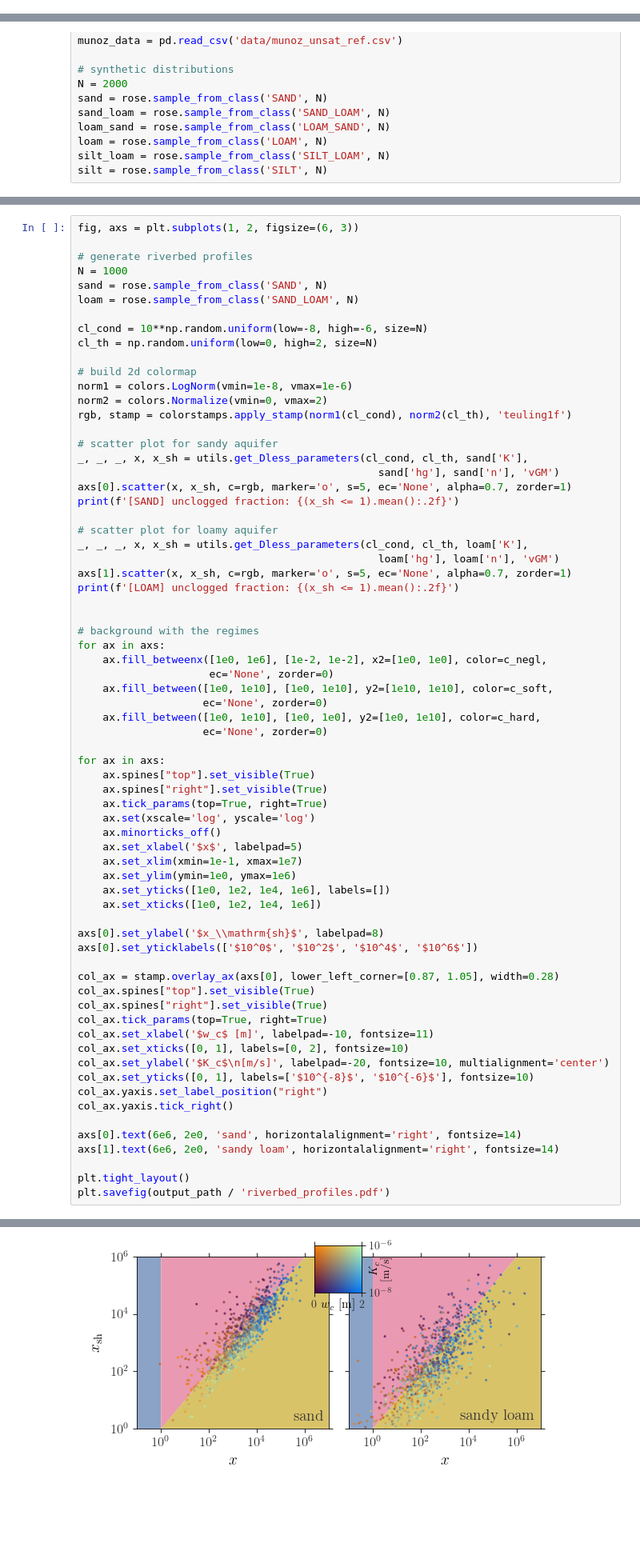
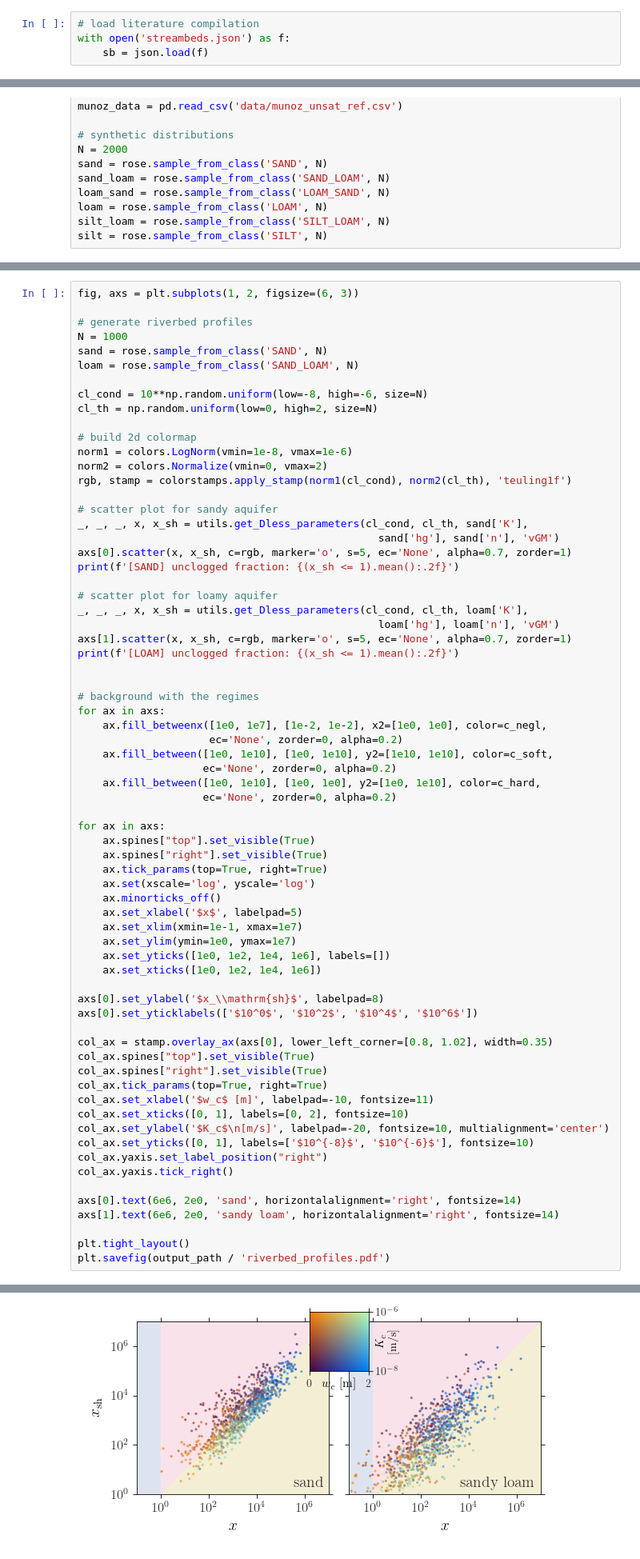
Before and after one commit to jpaccolat/seepage, a Jupyter notebook: exp0.ipynb, the cells around one changed output, grey strips where cells are left out. Shown at 80% size. Saved outputs shown, nothing was run; the diff lists cells and outputs as text; blank space fills up the shorter version.

```diff
--- a/exp0.ipynb
+++ b/exp0.ipynb
@@ -32,0 +44,4 @@ c_hard = '#c9aa2ab3'
+# %%
+# load literature compilation
+with open('streambeds.json') as f:
+    sb = json.load(f)
@@ -188,12 +266,12 @@ print(f'[LOAM] unclogged fraction: {(x_sh <= 1).mean():.2f}')
 
 # background with the regimes
 for ax in axs:
-    ax.fill_betweenx([1e0, 1e6], [1e-2, 1e-2], x2=[1e0, 1e0], color=c_negl,
-                     ec='None', zorder=0)
+    ax.fill_betweenx([1e0, 1e7], [1e-2, 1e-2], x2=[1e0, 1e0], color=c_negl,
+                     ec='None', zorder=0, alpha=0.2)
     ax.fill_between([1e0, 1e10], [1e0, 1e10], y2=[1e10, 1e10], color=c_soft,
-                    ec='None', zorder=0)
+                    ec='None', zorder=0, alpha=0.2)
     ax.fill_between([1e0, 1e10], [1e0, 1e0], y2=[1e0, 1e10], color=c_hard,
-                    ec='None', zorder=0)
+                    ec='None', zorder=0, alpha=0.2)
 
 for ax in axs:
     ax.spines["top"].set_visible(True)
@@ -203,14 +281,14 @@ for ax in axs:
     ax.minorticks_off()
     ax.set_xlabel('$x$', labelpad=5)
     ax.set_xlim(xmin=1e-1, xmax=1e7)
-    ax.set_ylim(ymin=1e0, ymax=1e6)
+    ax.set_ylim(ymin=1e0, ymax=1e7)
     ax.set_yticks([1e0, 1e2, 1e4, 1e6], labels=[])
     ax.set_xticks([1e0, 1e2, 1e4, 1e6])
 
 axs[0].set_ylabel('$x_\\mathrm{sh}$', labelpad=8)
 axs[0].set_yticklabels(['$10^0$', '$10^2$', '$10^4$', '$10^6$'])
 
-col_ax = stamp.overlay_ax(axs[0], lower_left_corner=[0.87, 1.05], width=0.28)
+col_ax = stamp.overlay_ax(axs[0], lower_left_corner=[0.8, 1.02], width=0.35)
 col_ax.spines["top"].set_visible(True)
 col_ax.spines["right"].set_visible(True)
 col_ax.tick_params(top=True, right=True)
@@ -232 +310 @@ plt.savefig(output_path / 'riverbed_profiles.pdf')
-[figure, old version]
+[figure, new version]
```
Also changed, not shown: parts of 11 cells of this notebook, 5 other files.
